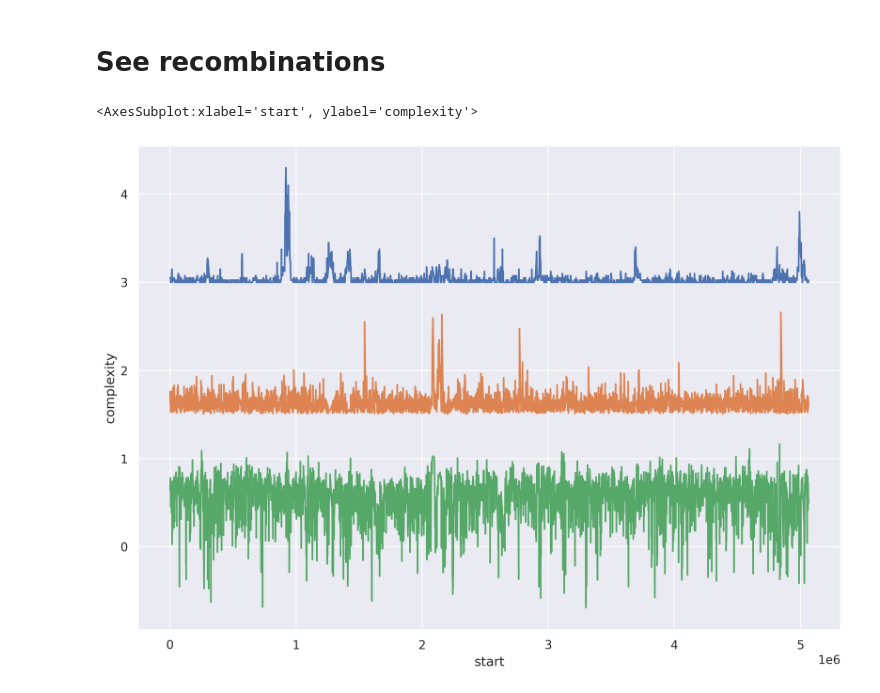
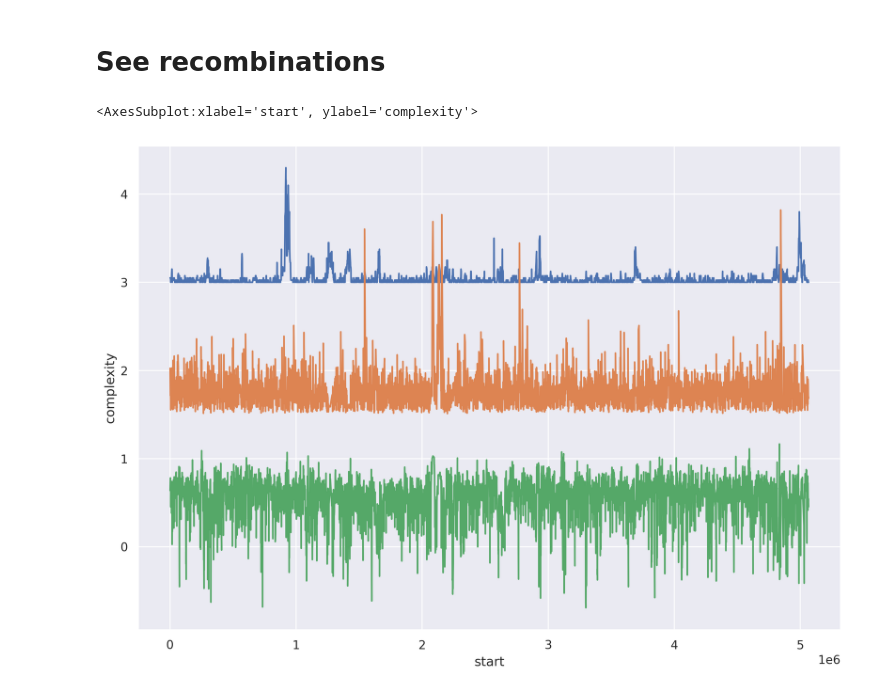
Before and after one commit to paraslonic/orthosnake, a Jupyter notebook: results.ipynb, the cells around one changed output. Drawn from its saved outputs; the diff is of its cells as text; code cells hidden in the pictures.

```diff
--- a/results.ipynb
+++ b/results.ipynb
@@ -64,7 +62,6 @@ array([0.        , 0.69314718])
 # %% [markdown]
 # See coordinate distribution of AT
 # %%
-refGen = "GCF_000333835.2_ASM33383v2_genomic"
 ortho = pd.read_table('Results/Orthogroups.txt', sep = ':', header = None)
 ortho = ortho.rename({0: 'og', 1: 'genes'}, axis='columns')
 
@@ -128,7 +122,8 @@ reads.loc[:, 'end'] = reads['end'].apply(lambda x: x+1)
 depth_frame = pd.read_table('Results/depth{contig}.tsv'.format(contig=contig), sep = '\t', header = None)
 depth_frame = depth_frame.rename({0: 'gene', 1: 'coordinate', 2: 'depth'}, axis='columns')
 # %%
-comp = pd.read_table('Results/gcb_res/{refGen}/window_complexity_contig_NC_007946.1.txt'.format(refGen=refGen, contig=contig), sep='\t')
+comp_file_name = glob.glob('Results/gcb_res/{refGen}/window_complexity_contig_*'.format(refGen=refGen))[0]
+comp = pd.read_table(comp_file_name, sep='\t')
 comp['start'] = comp.position.apply(lambda x : x.split(':')[0])
 comp['start'] = comp['start'].astype(float)
 comp['end'] = comp.position.apply(lambda x : x.split(':')[1])
@@ -143,6 +138,7 @@ max_end = min(reads_max_end,comp_max_end)
 # %%
 score_list = []
 GC_list = []
+record = SeqIO.read('recombinations/{genome}.fna'.format(genome=refGen), "fasta")
 for index, row in comp.iterrows():
     start = int(row['start']) if int(row['start']) > 0 else 0
     end = int(row['end']) if int(row['end']) < max_end else max_end
@@ -157,8 +153,8 @@ comp['score'] = score_list
 comp['GC'] = GC_list
 # %%
 sns.lineplot(x=comp.start, y=comp.complexity + 3)
-sns.lineplot(x=comp.start, y=comp.score*0.4 + 1.5)
+sns.lineplot(x=comp.start, y=comp.score*0.8 + 1.5)
 sns.lineplot(x=comp.start, y=comp.GC*0.05 - 2)
 # %% [output]
 <AxesSubplot:xlabel='start', ylabel='complexity'>
-[figure, old version]
+[figure, new version]
```
Also changed, not shown: parts of 11 cells of this notebook.
